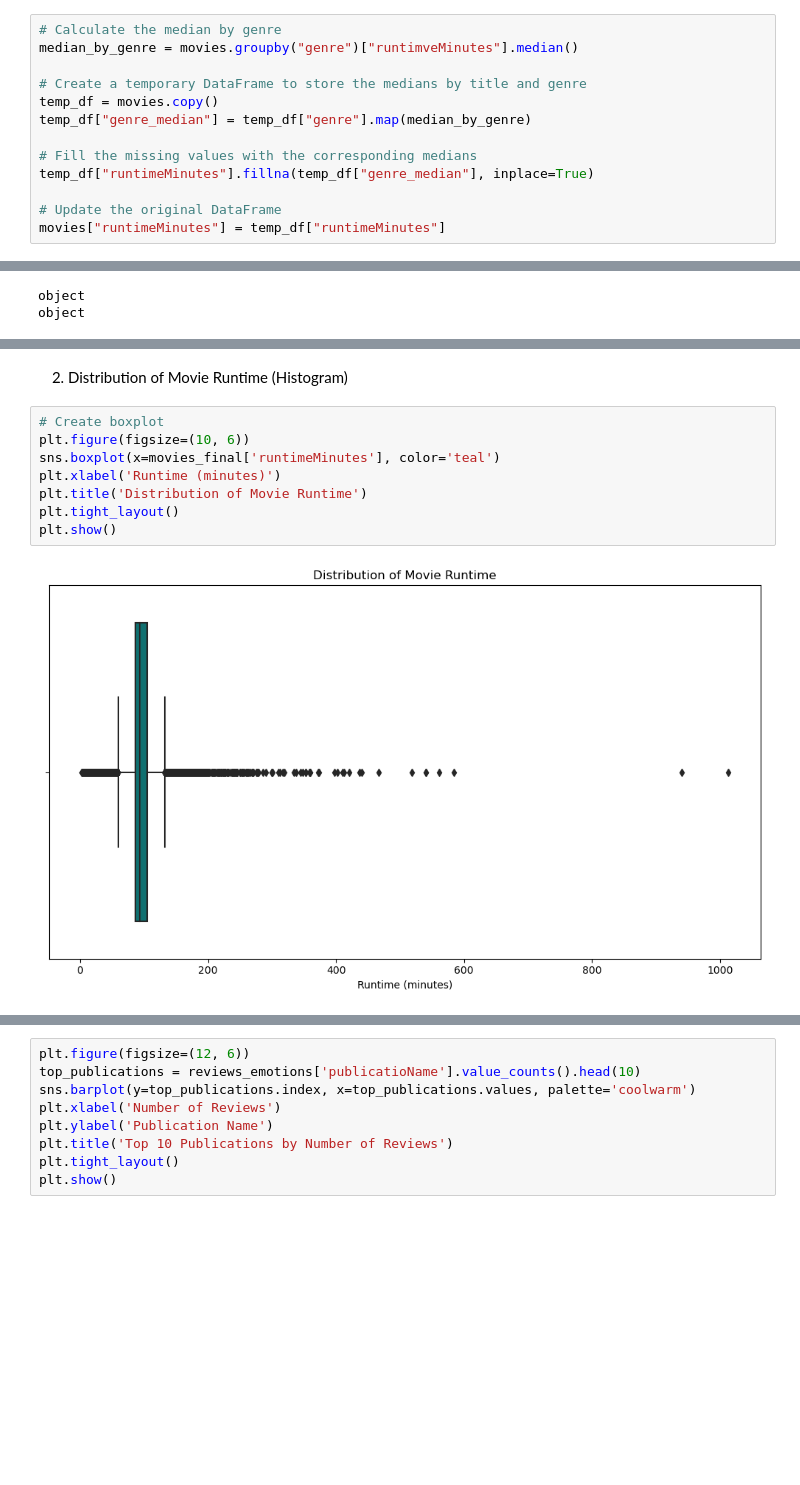
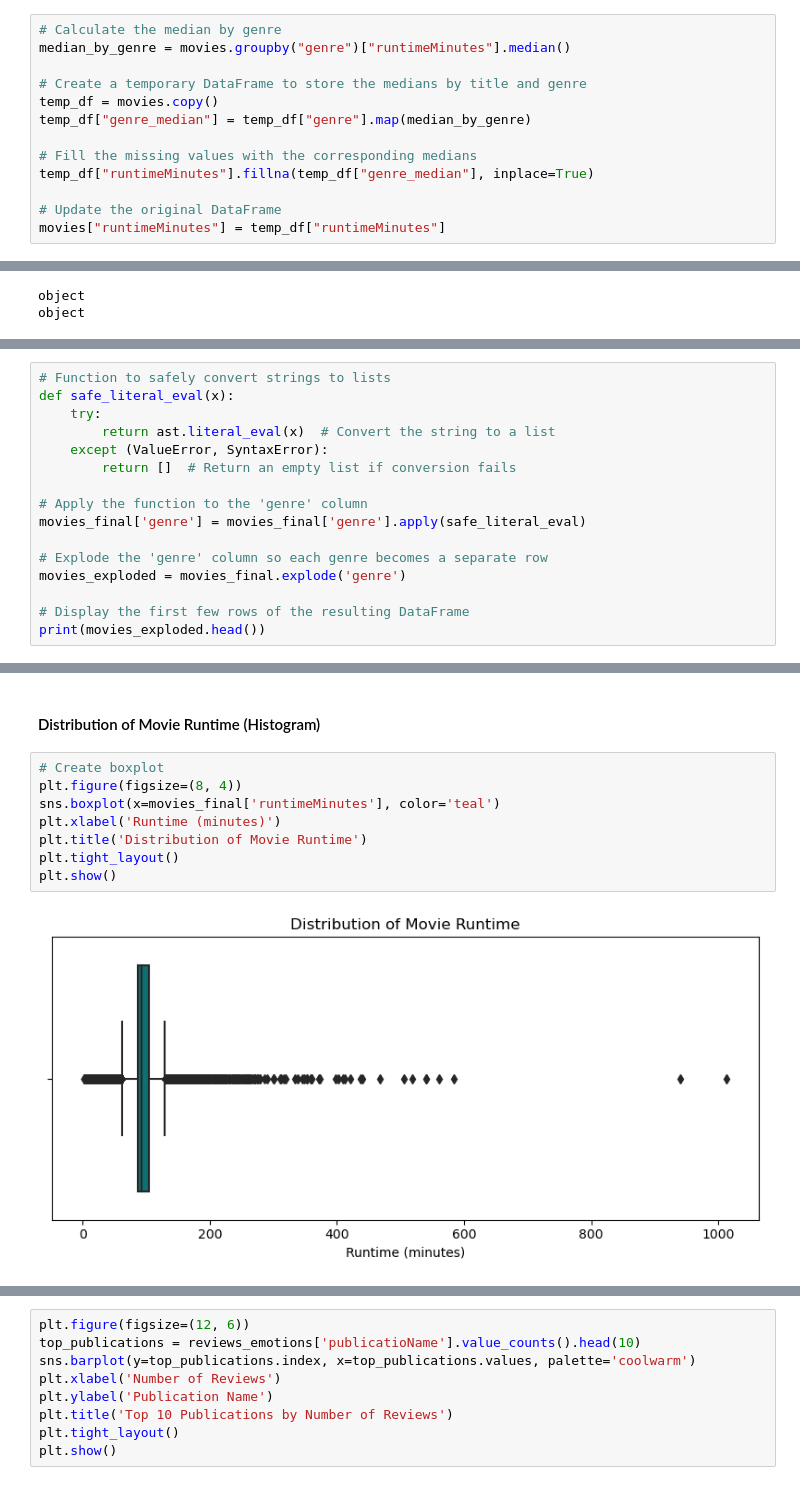
Before and after one commit to danipafi/FilmEmotionRecommender, a Jupyter notebook: Data_Cleaning_and_EDA.ipynb, the cells around one changed output, grey strips where cells are left out. Saved outputs shown, nothing was run; the diff lists cells and outputs as text; blank space fills up the shorter version.

```diff
--- a/Data_Cleaning_and_EDA.ipynb
+++ b/Data_Cleaning_and_EDA.ipynb
@@ -318,7 +321,7 @@ movies[movies['runtimeMinutes'].isna()]
 15233 rows × 10 columns
 # %%
 # Calculate the median by genre
-median_by_genre = movies.groupby("genre")["runtimveMinutes"].median()
+median_by_genre = movies.groupby("genre")["runtimeMinutes"].median()
 
 # Create a temporary DataFrame to store the medians by title and genre
 temp_df = movies.copy()
@@ -1444,0 +1276,16 @@ plt.show()
+# %%
+# Function to safely convert strings to lists
+def safe_literal_eval(x):
+    try:
+        return ast.literal_eval(x)  # Convert the string to a list
+    except (ValueError, SyntaxError):
+        return []  # Return an empty list if conversion fails
+
+# Apply the function to the 'genre' column
+movies_final['genre'] = movies_final['genre'].apply(safe_literal_eval)
+
+# Explode the 'genre' column so each genre becomes a separate row
+movies_exploded = movies_final.explode('genre')
+
+# Display the first few rows of the resulting DataFrame
+print(movies_exploded.head())
@@ -1445,15 +1328,15 @@ plt.show()
 # %% [markdown]
-2. Distribution of Movie Runtime (Histogram)
+#### Distribution of Movie Runtime (Histogram)
 # %%
 # Create boxplot
-plt.figure(figsize=(10, 6))
+plt.figure(figsize=(8, 4))
 sns.boxplot(x=movies_final['runtimeMinutes'], color='teal')
 plt.xlabel('Runtime (minutes)')
 plt.title('Distribution of Movie Runtime')
 plt.tight_layout()
 plt.show()
 # %% [output]
-[figure, old version]
+[figure, new version]
 # %%
 # Filtering movies longer than 400 minutes
 long_movies = movies_final[movies_final['runtimeMinutes'] > 400]
```
Also changed, not shown: parts of 51 cells of this notebook.
